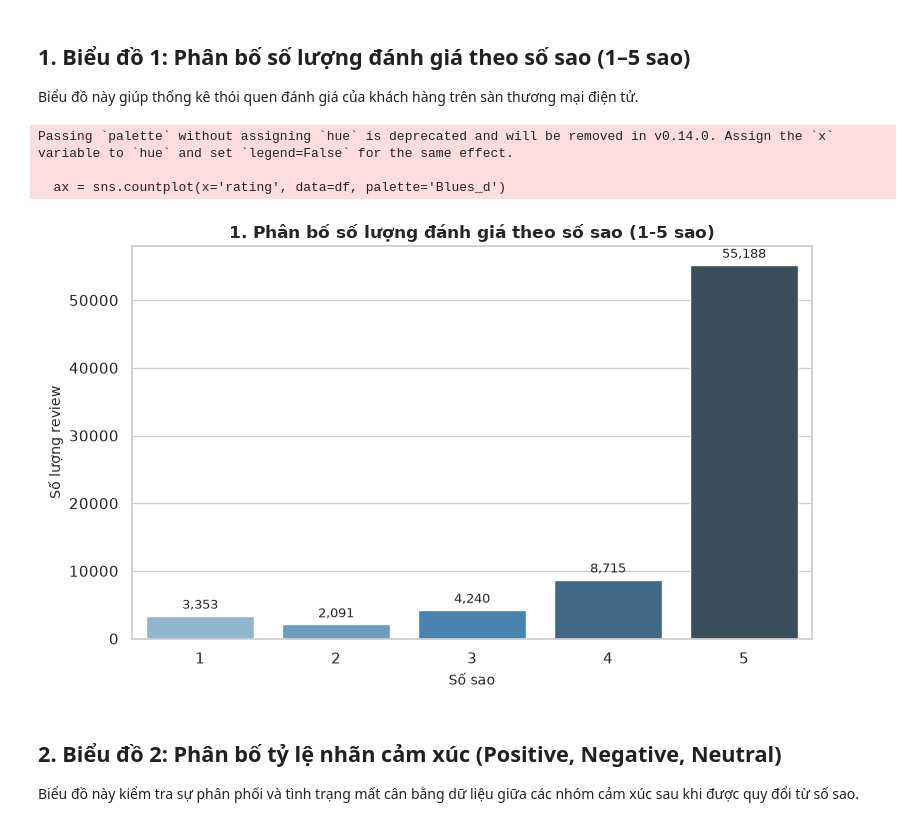
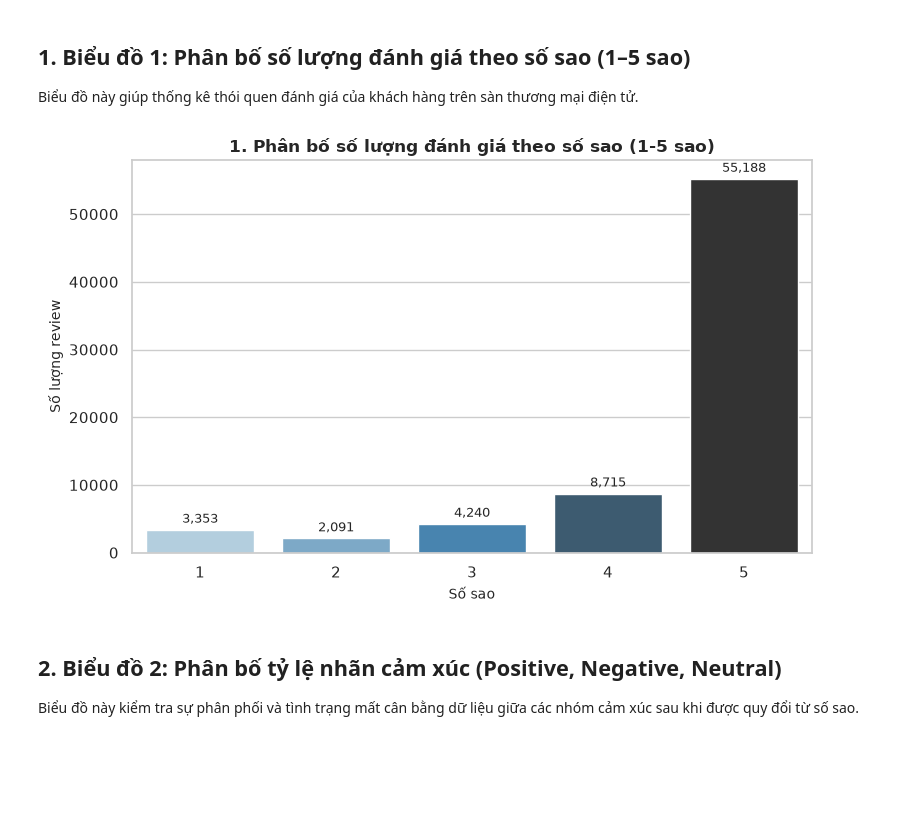
Before and after one commit to lucius-mh/Bao_cao_TV1_Tiki, a Jupyter notebook: ecommerce_sentiment_project/notebooks/eda_visualization_tiki.ipynb, the cells around one changed output. Saved outputs shown, nothing was run; the diff lists cells and outputs as text; code cells hidden in the pictures; blank space fills up the shorter version.

Commit message:
update legend and hua in seaborn visualizations

```diff
--- a/ecommerce_sentiment_project/notebooks/eda_visualization_tiki.ipynb
+++ b/ecommerce_sentiment_project/notebooks/eda_visualization_tiki.ipynb
@@ -24,23 +24,20 @@ df = pd.read_csv(DATA_PATH)
 Biểu đồ này giúp thống kê thói quen đánh giá của khách hàng trên sàn thương mại điện tử.
 # %%
 plt.figure(figsize=(8, 5))
-ax = sns.countplot(x='rating', data=df, palette='Blues_d')
+ax = sns.countplot(x='rating', data=df, hue='rating', palette='Blues_d', legend=False)
 plt.title('1. Phân bố số lượng đánh giá theo số sao (1-5 sao)', fontsize=12, fontweight='bold')
 plt.xlabel('Số sao', fontsize=10)
 plt.ylabel('Số lượng review', fontsize=10)
 
 # Hiển thị số lượng cụ thể trên đầu mỗi cột
 for p in ax.patches:
     ax.annotate(f'{int(p.get_height()):,}', (p.get_x() + p.get_width() / 2., p.get_height()),
                 ha='center', va='bottom', fontsize=9, xytext=(0, 3), textcoords='offset points')
 
 plt.tight_layout()
 plt.show()
 # %% [output]
-Passing `palette` without assigning `hue` is deprecated and will be removed in v0.14.0. Assign the `x` variable to `hue` and set `legend=False` for the same effect.
-
-  ax = sns.countplot(x='rating', data=df, palette='Blues_d')
-[figure, old version]
+[figure, new version]
 # %% [markdown]
 ## 2. Biểu đồ 2: Phân bố tỷ lệ nhãn cảm xúc (Positive, Negative, Neutral)
 Biểu đồ này kiểm tra sự phân phối và tình trạng mất cân bằng dữ liệu giữa các nhóm cảm xúc sau khi được quy đổi từ số sao.
```
Also changed, not shown: parts of 3 cells of this notebook.
